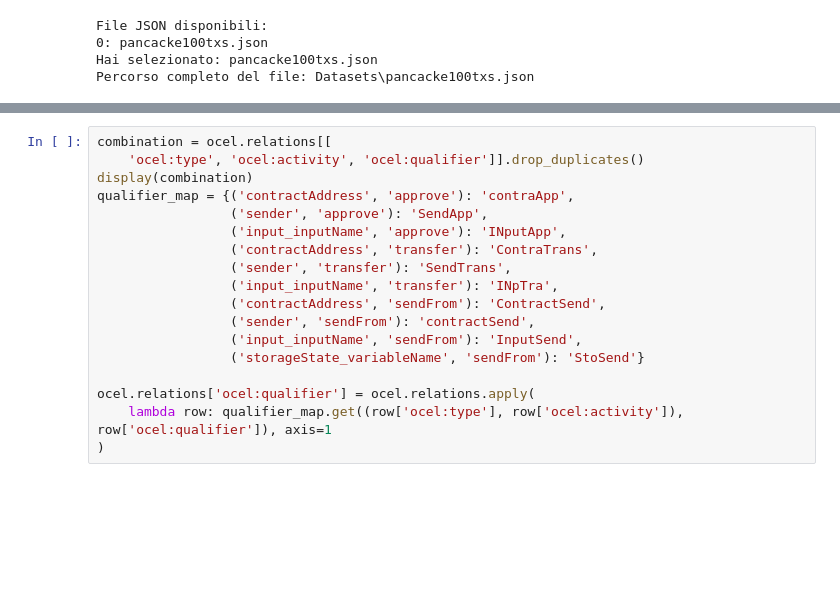
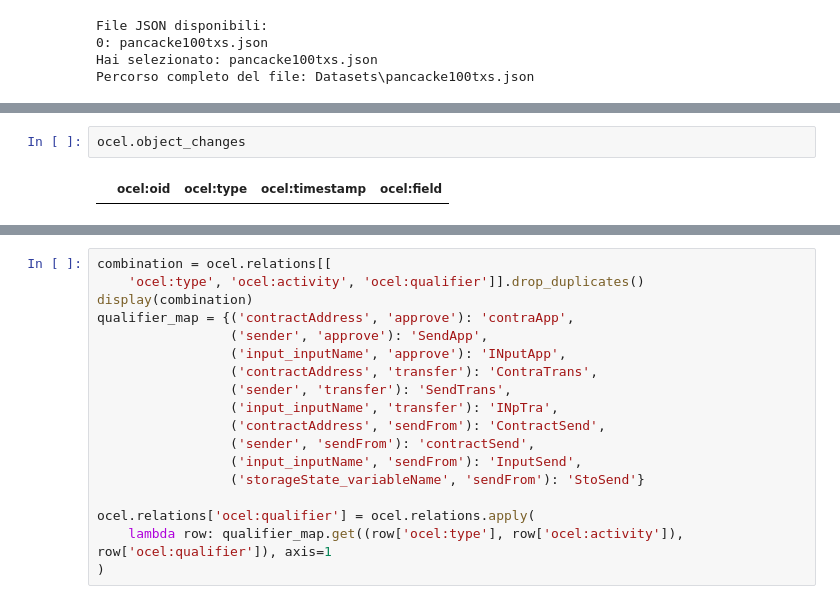
Before and after one commit to menga28/Log_to_ocel, a Jupyter notebook: mapping_json_to_ocel.ipynb, the cells around one changed output, grey strips where cells are left out. Cells and saved outputs as stored; diff of their text form; blank space fills up the shorter version.

```diff
--- a/mapping_json_to_ocel.ipynb
+++ b/mapping_json_to_ocel.ipynb
@@ -254,0 +269,4 @@ Activities occurrences: Counter({'approve': 226, 'sendFrom': 168, 'transfer': 96
+# %%
+ocel.object_changes
+# %% [output]
+|  | ocel:oid | ocel:type | ocel:timestamp | ocel:field |
```
Also changed, not shown: parts of 3 cells of this notebook.
